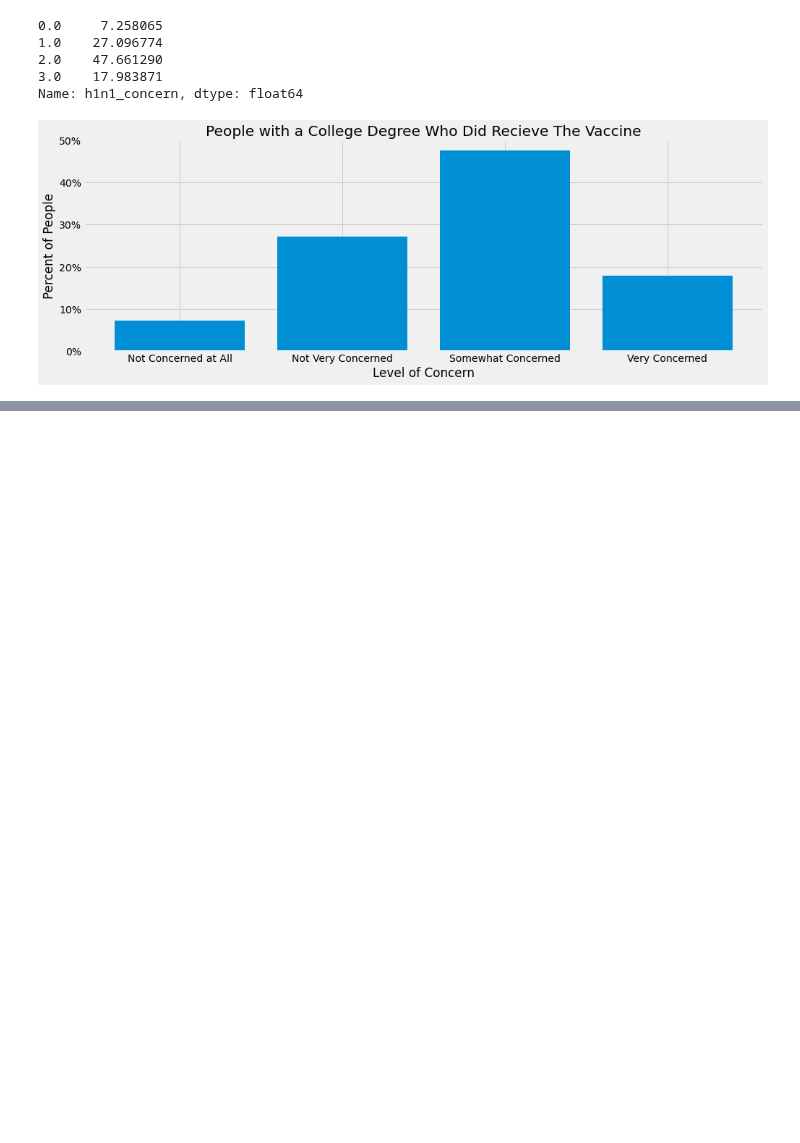
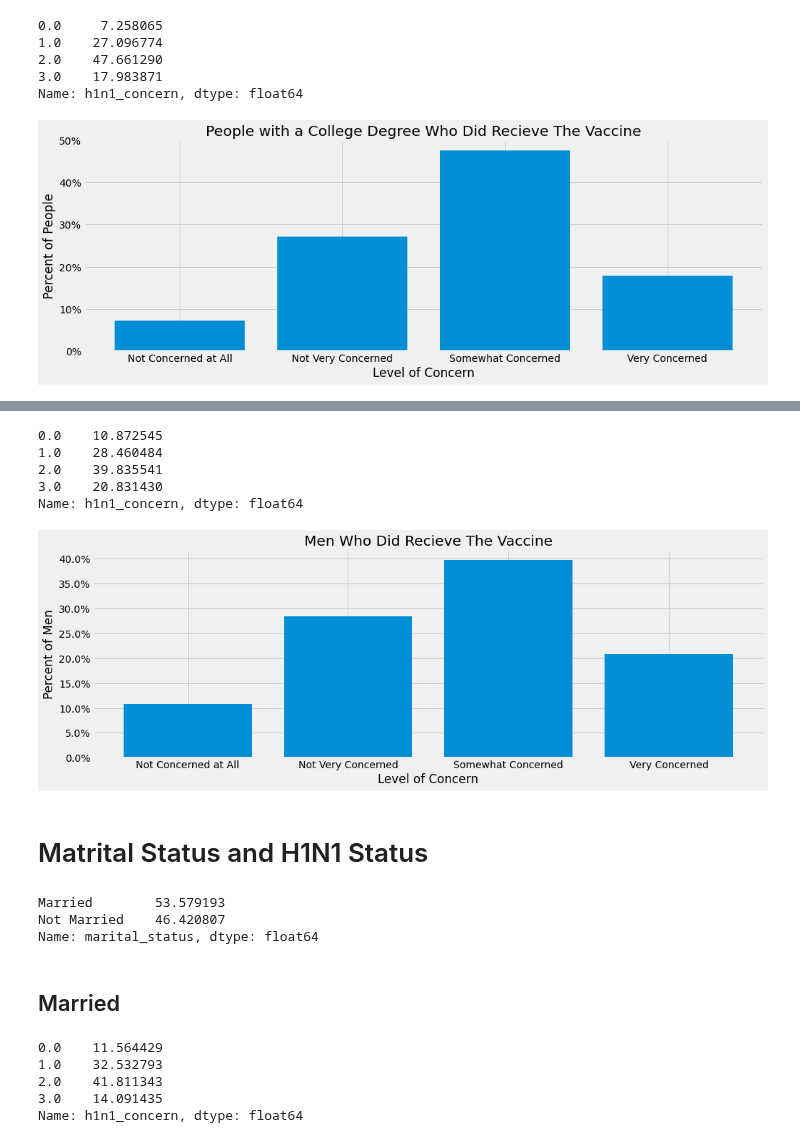
Before and after one commit to mankah/Capstone, a Jupyter notebook: H1N1_Analysis.ipynb, the cells around one changed output, grey strips where cells are left out. Drawn from its saved outputs; the diff is of its cells as text; code cells hidden in the pictures; blank space fills up the shorter version.

```diff
--- a/H1N1_Analysis.ipynb
+++ b/H1N1_Analysis.ipynb
@@ -1019,0 +1101,45 @@ plt.xticks(ticks=no_vaccine.index, labels=x);
+# %%
+male = df[df.sex == 'Male']
+male_yes_vac = male[male.h1n1_vaccine == 1]
+male_yes_vac_concern = male_yes_vac.h1n1_concern.value_counts(normalize = True).sort_index()
+male_yes_vac_concern*100
+# %% [output]
+0.0    10.872545
+1.0    28.460484
+2.0    39.835541
+3.0    20.831430
+Name: h1n1_concern, dtype: float64
+# %%
+fig, ax = plt.subplots(figsize=(15, 5))
+
+x = ['Not Concerned at All', 'Not Very Concerned',
+     'Somewhat Concerned', 'Very Concerned']
+plt.bar(male_yes_vac_concern.index, male_yes_vac_concern.values)
+plt.title('Men Who Did Recieve The Vaccine')
+plt.ylabel('Percent of Men')
+plt.xlabel('Level of Concern')
+ax.yaxis.set_major_formatter(mtick.PercentFormatter(1.0))
+plt.xticks(ticks=no_vaccine.index, labels=x);
+# %% [output]
+[figure, added]
+# %% [markdown]
+# Matrital Status and H1N1 Status
+# %%
+df.marital_status.value_counts(normalize=True)*100
+# %% [output]
+Married        53.579193
+Not Married    46.420807
+Name: marital_status, dtype: float64
+# %% [markdown]
+## Married
+# %%
+married = df[df.marital_status == 'Married']
+married_no_vac = married[married.h1n1_vaccine == 0]
+married_no_vac_concern = married_no_vac.h1n1_concern.value_counts(normalize = True).sort_index()
+married_no_vac_concern*100
+# %% [output]
+0.0    11.564429
+1.0    32.532793
+2.0    41.811343
+3.0    14.091435
+Name: h1n1_concern, dtype: float64
```
Also changed, not shown: parts of 16 cells of this notebook.
